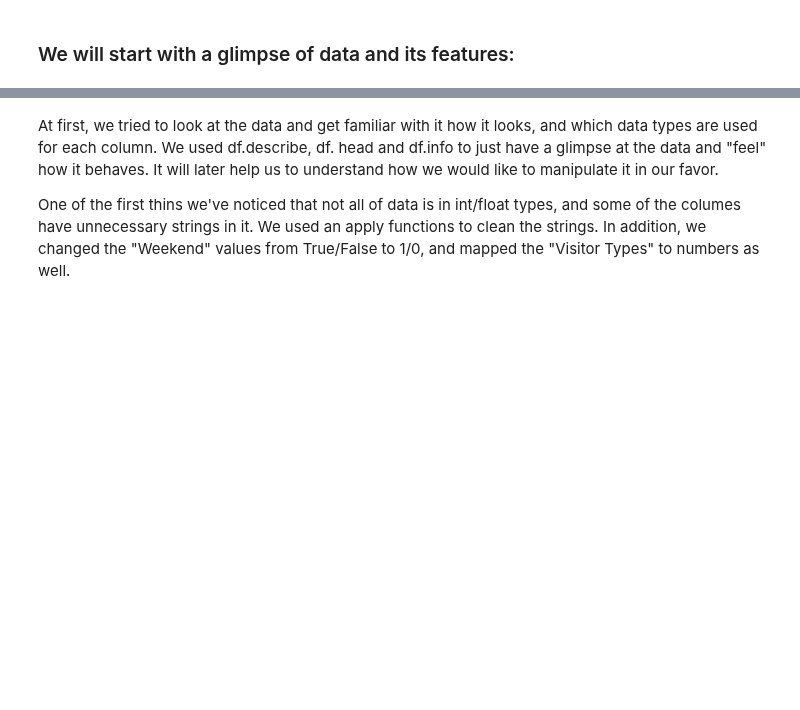
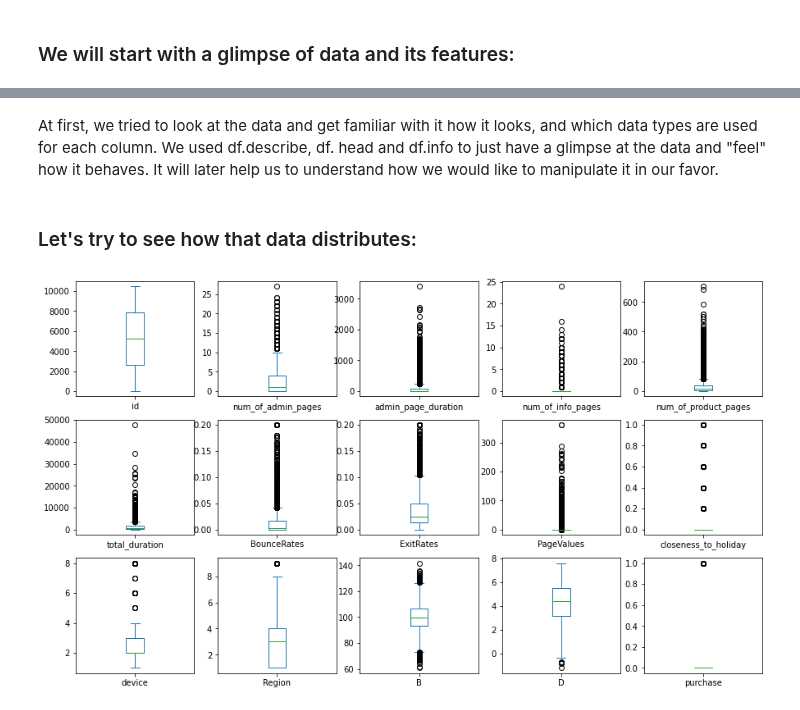
Before and after one commit to mikisegall/ml_final_project, a Jupyter notebook: avi_test.ipynb, the cells around one changed output, grey strips where cells are left out. Drawn from its saved outputs; the diff is of its cells as text; code cells hidden in the pictures; blank space fills up the shorter version.

```diff
--- a/avi_test.ipynb
+++ b/avi_test.ipynb
@@ -43,27 +70,11 @@ dtypes: float64(17), int64(3), object(3)
 memory usage: 1.8+ MB
-# %%
-def extract_num(val):
-    if type(val) == str:
-        return float(val.split()[0])
-    else:
-        return val
-
-
-train_data.replace({False: 0, True: 1}, inplace=True)
-train_data["user_type"].replace({"Returning_Visitor": 0, "New_Visitor": 1, "Other": 2}, inplace=True)
-train_data["user_type"].fillna(2,inplace=True)
-# %%
-c_list = []
-for colname, coltype in train_data.dtypes.iteritems():
-    if coltype == object and colname not in ['internet_browser', 'user_type', 'Weekend', 'A', 'C']:
-        train_data[colname] = train_data[colname].apply(extract_num)
-        c_list.append(colname)
-    if coltype in [int, float]:
-        c_list.append(colname)
 # %% [markdown]
 At first, we tried to look at the data and get familiar with it how it looks, and which data types are used for each column.
 We used df.describe, df. head and df.info to just have a glimpse at the data and "feel" how it behaves.
 It will later help us to understand how we would like to manipulate it in our favor.
-
-One of the first thins we've noticed that not all of data is in int/float types, and some of the columes have unnecessary strings in it. We used an apply functions to clean the strings.
-In addition, we changed the "Weekend" values from True/False to 1/0, and mapped the "Visitor Types" to numbers as well.
+# %% [markdown]
+### Let's try to see how that data distributes:
+# %%
+train_data.plot(kind="box", subplots=True,layout = (5,5), figsize=(15,15));
+# %% [output]
+[figure, added]
```
Also changed, not shown: parts of 25 cells of this notebook.
